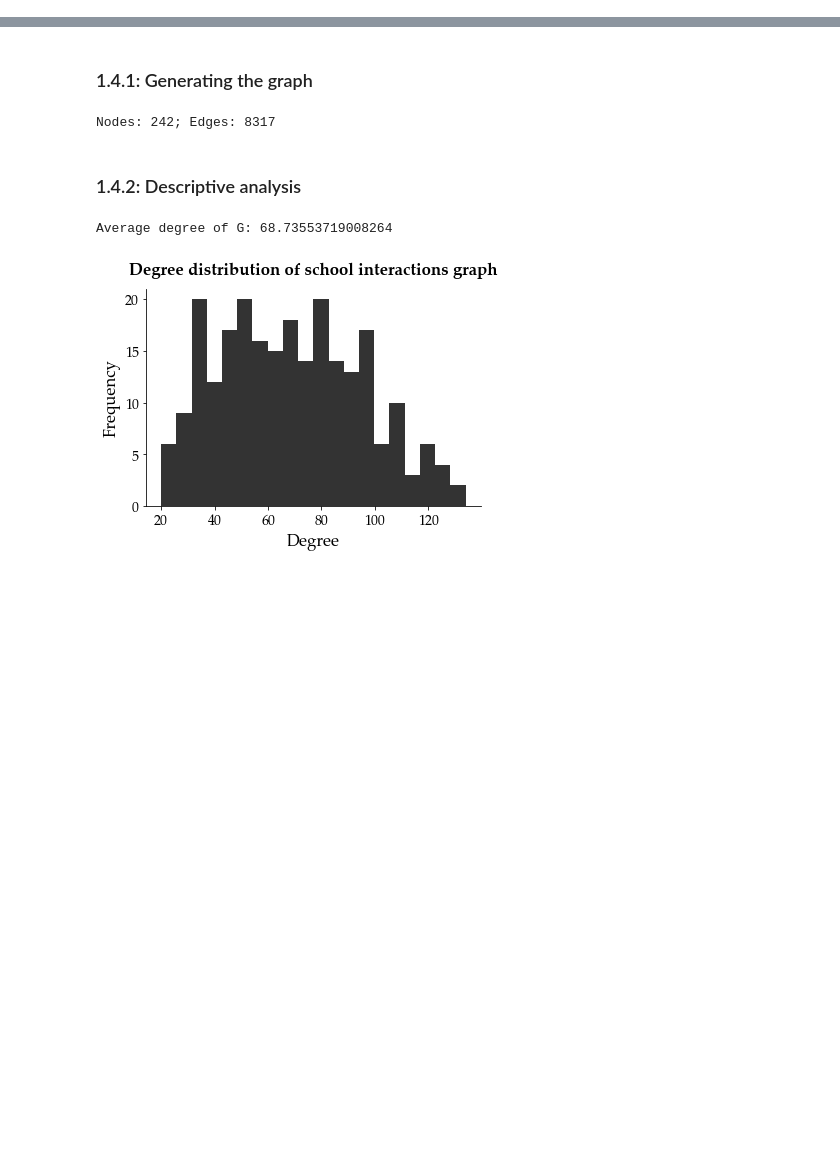
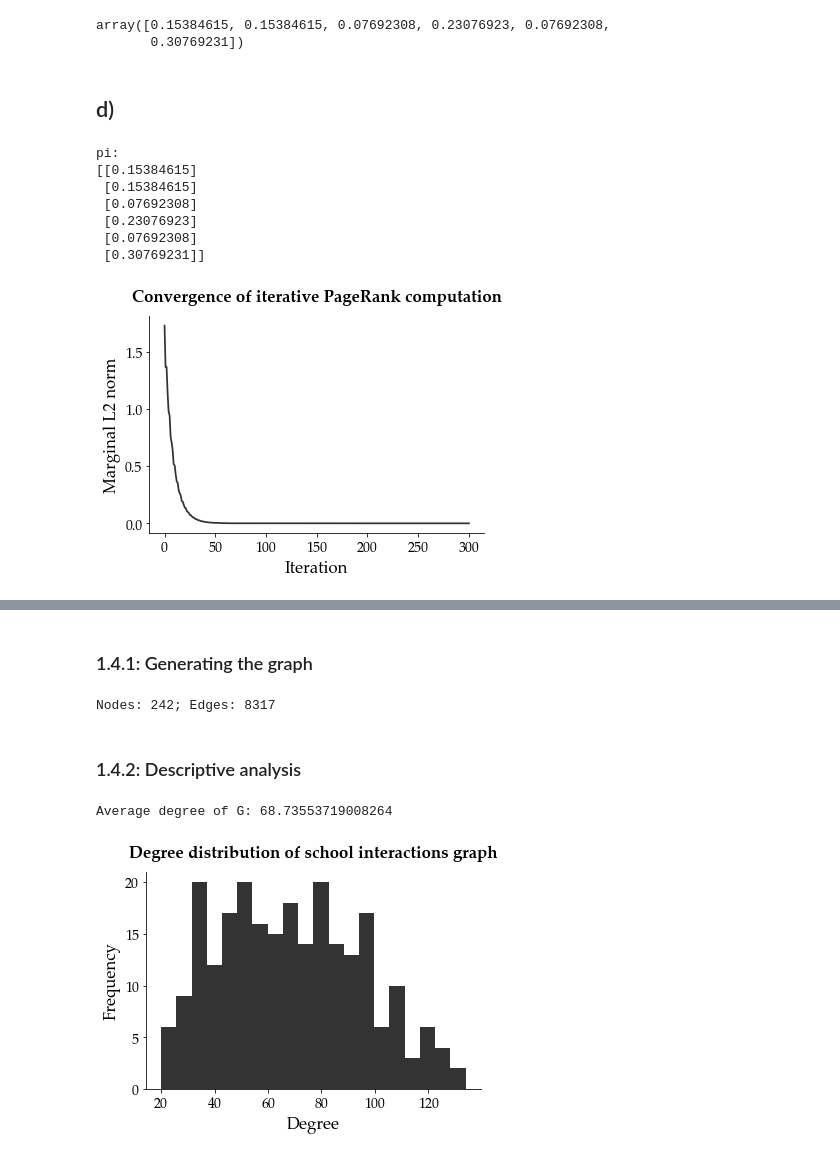
Before and after one commit to nglaze00/ELEC-573, a Jupyter notebook: hw1/hw1.ipynb, the cells around one changed output, grey strips where cells are left out. Saved outputs shown, nothing was run; the diff lists cells and outputs as text; code cells hidden in the pictures; blank space fills up the shorter version.

```diff
--- a/hw1/hw1.ipynb
+++ b/hw1/hw1.ipynb
@@ -8,2 +9,0 @@ import numpy as np
-# %%
-plt.style.use('openstax')
@@ -9,0 +12,17 @@ plt.style.use('openstax')
+# %%
+# Define the graph, using alphabet-order node enumeration
+A = np.array([
+    [0, 0, 1, 1, 0, 0],
+    [0, 0, 0, 1, 1, 0],
+    [0, 0, 0, 1, 0, 1],
+    [0, 0, 0, 0, 0, 1],
+    [0, 0, 0, 1, 0, 1],
+    [1, 1, 0, 0, 0, 0]
+])
+
+# compute P
+D_out = np.diag(
+    [2, 2, 2, 1, 2, 2]
+)
+
+P = np.linalg.inv(D_out) @ A
@@ -9,0 +38,55 @@ plt.style.use('openstax')
+# %%
+# w_1 = 1, so get the first eigenvector
+pi = np.real(v[:, 0])
+
+# normalize to sum to 1
+pi /= pi.sum()
+pi
+# %% [output]
+array([0.15384615, 0.15384615, 0.07692308, 0.23076923, 0.07692308,
+       0.30769231])
+# %% [markdown]
+## d)
+# %%
+# solve for pi iteratively
+
+# let x = ones vector
+x = np.ones((A.shape[0], 1))
+
+# track convergence
+norms = []
+prev = x
+
+# compute limit of ((P^T)**k)x iteratively
+while True:
+    x = P.T @ x
+
+    norms.append(np.linalg.norm(x - prev, ord=2))
+    if norms[-1] < 1e-100:
+        break
+
+    prev = x
+
+# since x is the ones vector, c = 1/n = 1/6
+c = 1 / len(x)
+
+pi = c * x
+
+print("pi:")
+print(pi)
+
+plt.plot(range(len(norms)), norms)
+plt.title("Convergence of iterative PageRank computation")
+plt.xlabel("Iteration")
+plt.ylabel("Marginal L2 norm");
+
+# Converges very quickly!
+# %% [output]
+pi:
+[[0.15384615]
+ [0.15384615]
+ [0.07692308]
+ [0.23076923]
+ [0.07692308]
+ [0.30769231]]
+[figure, added]
```
Also changed, not shown: parts of 31 cells of this notebook, 2 other files.
